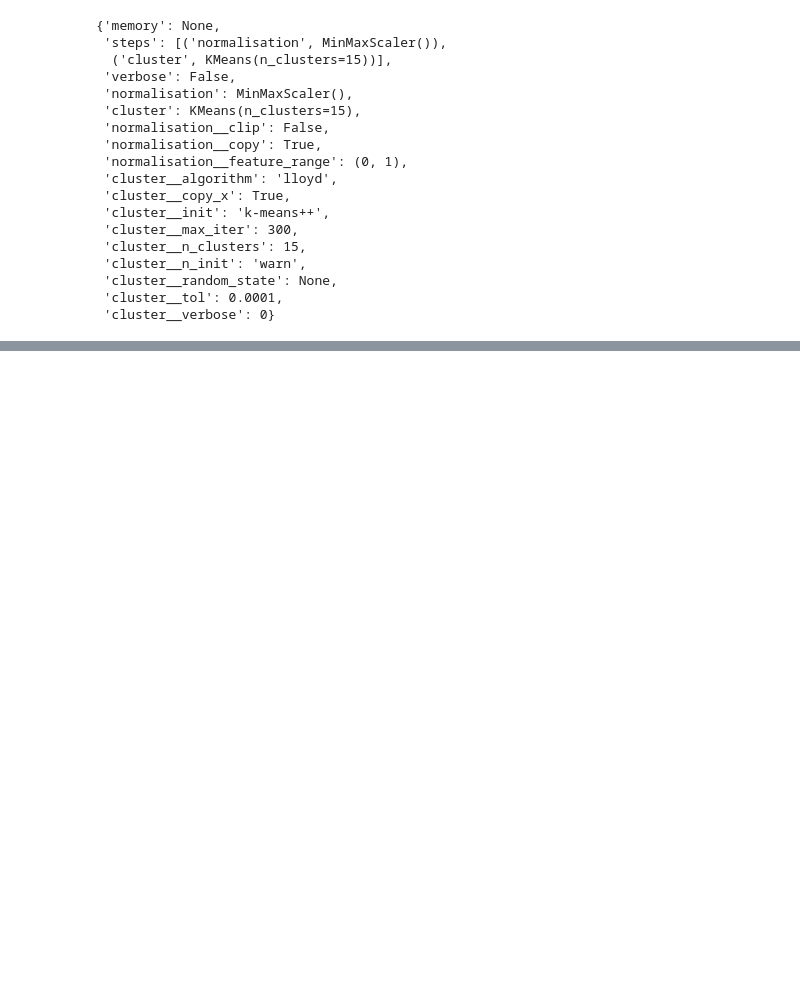
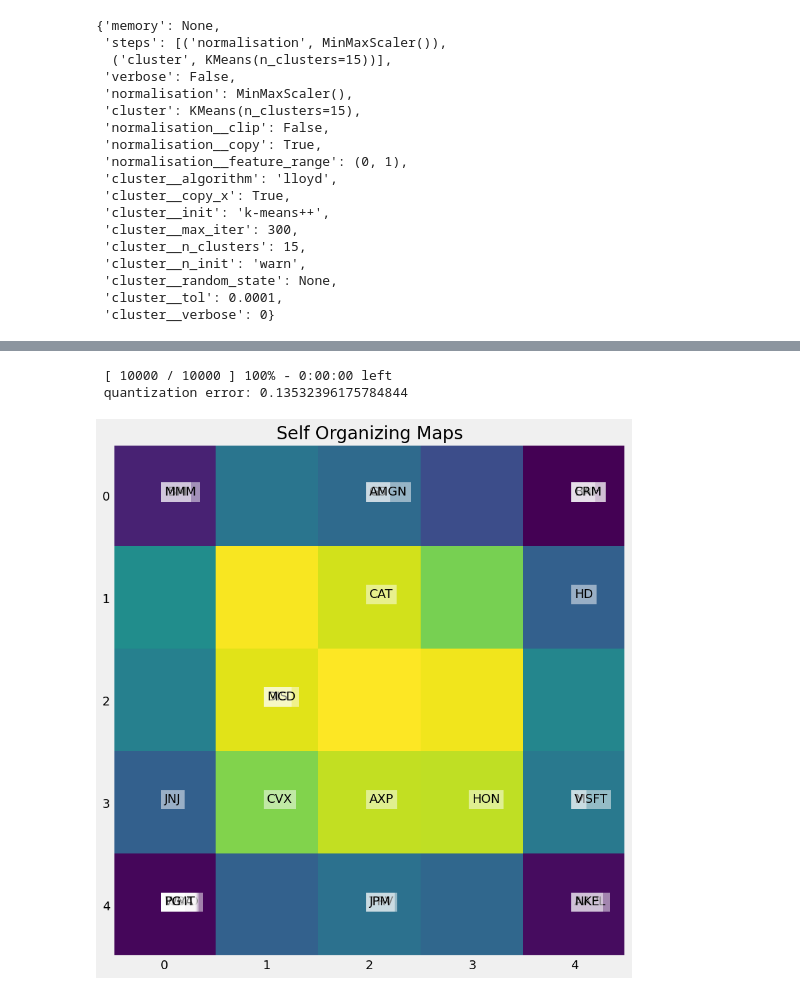
Before and after one commit to robonesky/oreilly, a Jupyter notebook: RM Lab Notes 12 202301 cohort.ipynb, the cells around one changed output, grey strips where cells are left out. Cells and saved outputs as stored; diff of their text form; code cells hidden in the pictures; blank space fills up the shorter version.

```diff
--- a/RM Lab Notes 12 202301 cohort.ipynb
+++ b/RM Lab Notes 12 202301 cohort.ipynb
@@ -474,0 +489,18 @@ OSError: ignored
+# %%
+import pandas as pd
+import numpy as np
+import random
+
+from minisom import MiniSom
+from sklearn.preprocessing import MinMaxScaler
+import matplotlib.pyplot as plt
+plt.style.use('fivethirtyeight')
+
+import warnings
+warnings.filterwarnings('ignore')
+
+random.seed(2022)
+np.random.seed(2022)
+
+df = pd.read_csv('./cluster_new.csv', index_col =0)
+df
@@ -474,0 +525,5 @@ OSError: ignored
+# %%
+X = df[['ATR', 'CHG']]
+scaler = MinMaxScaler()
+X = scaler.fit_transform(X)
+X
@@ -474,0 +548,26 @@ OSError: ignored
+# %%
+# map with 15 cells by 15.  Pretty arbitrary
+# there's a heuristic that you should have x & y = sqrt(number of items)
+# So he starts off with x, y = 5.  But then changes to x, y = 15 for more
+# granularity
+som = MiniSom(5, 5, 2, learning_rate = 0.5, sigma = 5, random_seed = 42)
+
+som.random_weights_init(X)
+
+som.train_batch(X, 10000, verbose = True)
+# %% [output]
+ [ 10000 / 10000 ] 100% - 0:00:00 left
+ quantization error: 0.13532396175784844
+# %%
+
+
+# Plot SOM
+plt.figure(figsize=(20, 10))
+for ix in range(len(X)):
+    winner = som.winner(X[ix])
+    plt.text(winner[0], winner[1], df.Companies[ix], bbox=dict(facecolor='white', alpha=0.5, lw=0))
+plt.imshow(som.distance_map())
+plt.grid(False)
+plt.title('Self Organizing Maps');
+# %% [output]
+[figure, added]
```
Also changed, not shown: parts of 17 cells of this notebook.
